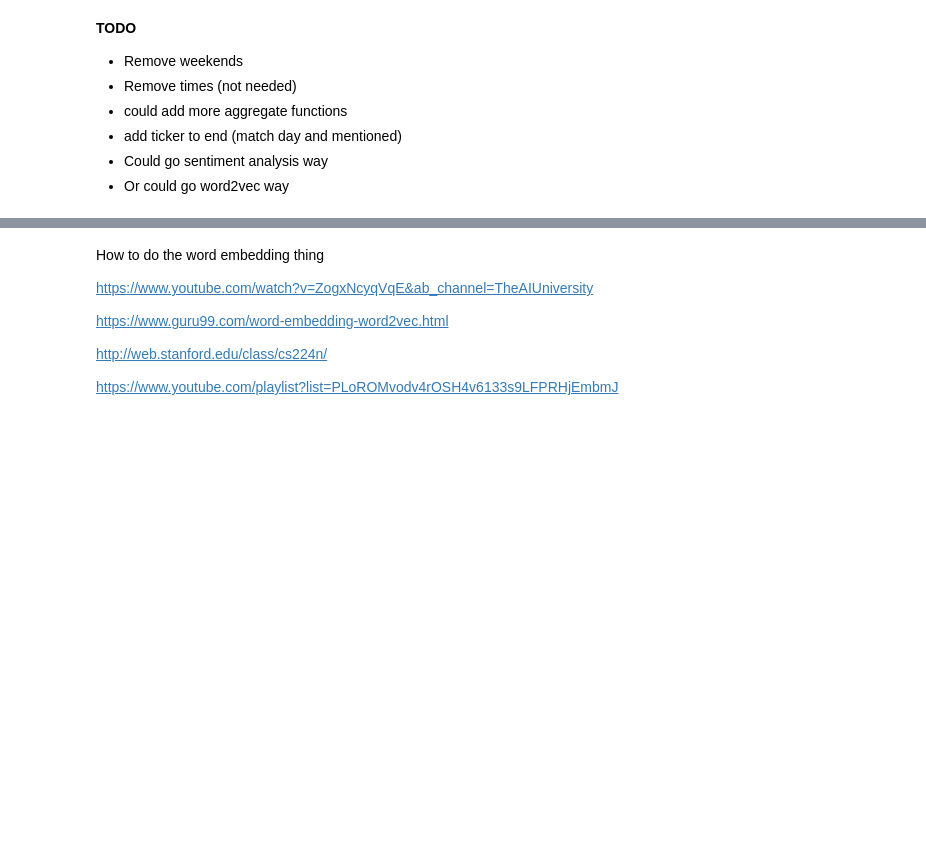
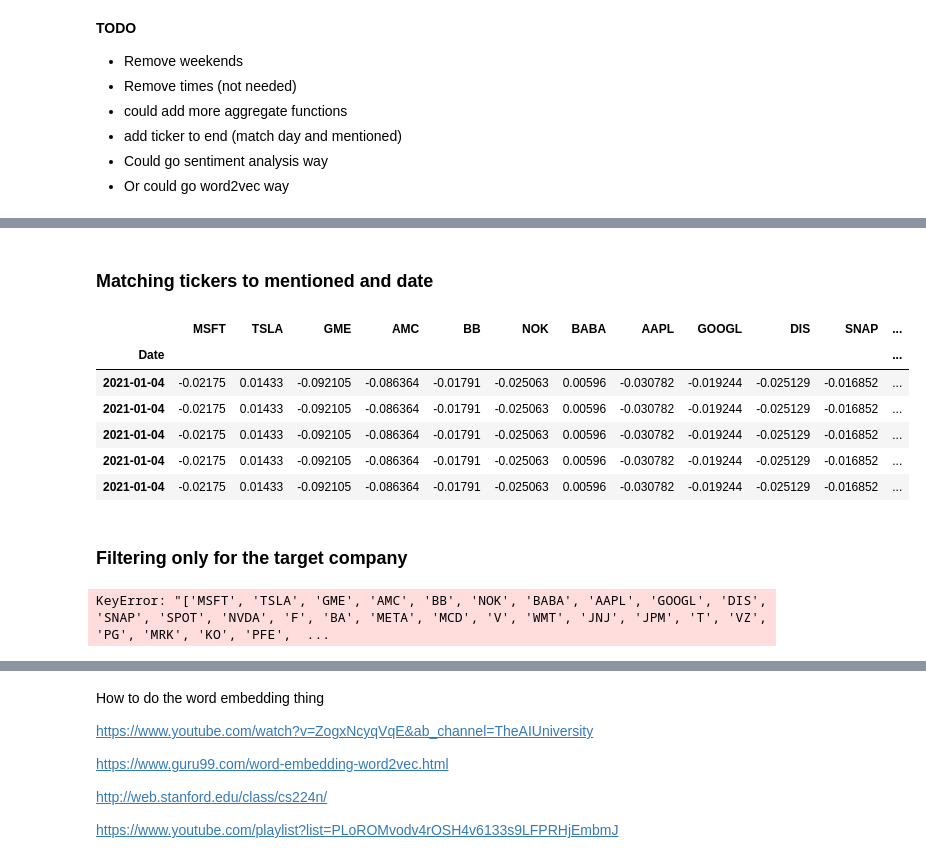
Before and after one commit to benfouch/finalDaScProj, a Jupyter notebook: cleaning.ipynb, the cells around one changed output, grey strips where cells are left out. Cells and saved outputs as stored; diff of their text form; code cells hidden in the pictures; blank space fills up the shorter version.

```diff
--- a/cleaning.ipynb
+++ b/cleaning.ipynb
@@ -639,0 +609,4 @@ concat_days[8]
+# %%
+def remove_time(x):
+    # pd.to_datetime(df['created'], format='%Y-%m-%d %H:%M:%S.%f')
+    return pd.to_datetime(f'{x.year}-{x.month}-{x.day}', format='%Y-%m-%d')
@@ -639,0 +632,10 @@ concat_days[8]
+# %%
+full_df = concat_days[0]
+for x in concat_days[1:]:
+    full_df = pd.concat([full_df,x])
+
+full_df.head(100)
+full_df.rename(columns={'new_date':'Date'}, inplace=True)
+
+full_df.set_index('Date', inplace=True)
+full_df.head()
@@ -639,0 +650,26 @@ concat_days[8]
+# %% [markdown]
+### Matching tickers to mentioned and date
+# %%
+ticker_df = pd.read_csv('ticker_data.csv')
+
+
+ticker_df['Date'] =  pd.to_datetime(ticker_df['Date'], format='%Y-%m-%d')
+ticker_df['Date'] = ticker_df['Date'].apply(remove_time)
+ticker_df.set_index('Date', inplace=True)
+
+
+ticker_df.head()
+
+match_df = pd.merge(left=ticker_df, right=full_df, how='left', on='Date')
+
+match_df.head()
+# %% [output]
+|  | MSFT | TSLA | GME | AMC | BB | NOK | BABA | AAPL | GOOGL | DIS | SNAP | ... |
+| Date |  |  |  |  |  |  |  |  |  |  |  | ... |
+| 2021-01-04 | -0.02175 | 0.01433 | -0.092105 | -0.086364 | -0.01791 | -0.025063 | 0.00596 | -0.030782 | -0.019244 | -0.025129 | -0.016852 | ... |
+| 2021-01-04 | -0.02175 | 0.01433 | -0.092105 | -0.086364 | -0.01791 | -0.025063 | 0.00596 | -0.030782 | -0.019244 | -0.025129 | -0.016852 | ... |
+| 2021-01-04 | -0.02175 | 0.01433 | -0.092105 | -0.086364 | -0.01791 | -0.025063 | 0.00596 | -0.030782 | -0.019244 | -0.025129 | -0.016852 | ... |
+| 2021-01-04 | -0.02175 | 0.01433 | -0.092105 | -0.086364 | -0.01791 | -0.025063 | 0.00596 | -0.030782 | -0.019244 | -0.025129 | -0.016852 | ... |
+| 2021-01-04 | -0.02175 | 0.01433 | -0.092105 | -0.086364 | -0.01791 | -0.025063 | 0.00596 | -0.030782 | -0.019244 | -0.025129 | -0.016852 | ... |
+# %% [markdown]
+### Filtering only for the target company
@@ -639,0 +688,4 @@ concat_days[8]
+# %%
+match_df.drop(columns=companies, inplace=True)
+# %% [output]
+KeyError: "['MSFT', 'TSLA', 'GME', 'AMC', 'BB', 'NOK', 'BABA', 'AAPL', 'GOOGL', 'DIS', 'SNAP', 'SPOT', 'NVDA', 'F', 'BA', 'META', 'MCD', 'V', 'WMT', 'JNJ', 'JPM', 'T', 'VZ', 'PG', 'MRK', 'KO', 'PFE',  ...
```
Also changed, not shown: parts of 10 cells of this notebook, 1 other file.
